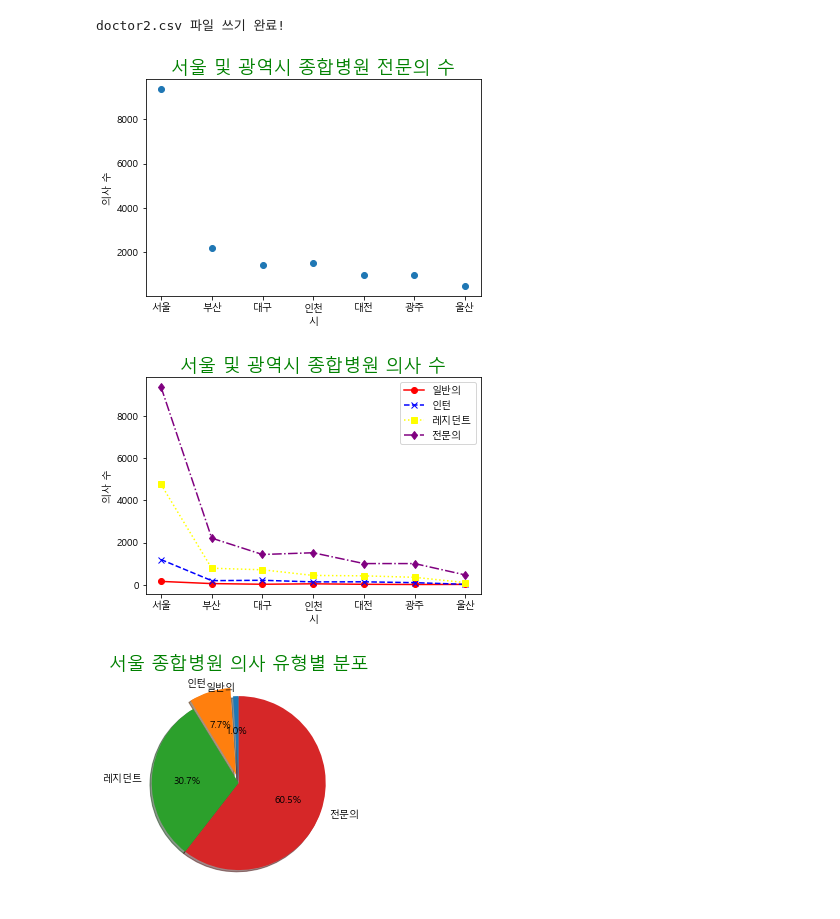
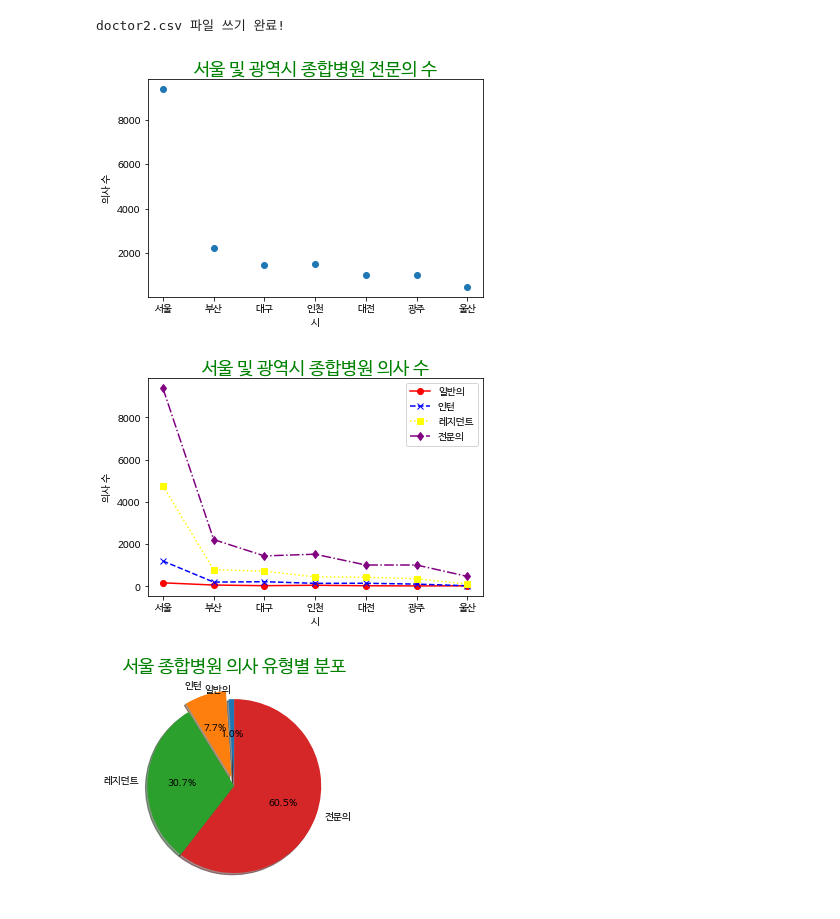
Before and after one commit to sdw1621/python_exercise, a Jupyter notebook: 12장_연습문제2.ipynb, the cells around one changed output. Saved outputs shown, nothing was run; the diff lists cells and outputs as text; code cells hidden in the pictures.

```diff
--- a/12장_연습문제2.ipynb
+++ b/12장_연습문제2.ipynb
@@ -2,0 +37,4 @@
+# %%
+import matplotlib.pyplot as plt
+
+plt.rc('font', family='NanumBarunGothic')
@@ -185,6 +233,10 @@ f.close()
 f2.close()
 # %% [output]
 doctor2.csv 파일 쓰기 완료!
+# %%
+import matplotlib.pyplot as plt
+
+plt.rc('font', family='NanumBarunGothic')
 # %%
 # 연습문제 12-4
 import csv
@@ -203,7 +255,7 @@ for line in lines:
     xdata.append(line[0])
     ydata.append(int(line[4]))
 
-rc('font', family='Malgun Gothic')
+# rc('font', family='Malgun Gothic')
 
 font1 = {'size':18, 'color':'green'}
 
@@ -217,7 +269,11 @@ plt.show()
 
 f.close()
 # %% [output]
-[figure, old version]
+[figure, new version]
+# %%
+import matplotlib.pyplot as plt
+
+plt.rc('font', family='NanumBarunGothic')
 # %%
 # 연습문제 12-5
 import csv
@@ -232,35 +288,35 @@ header = next(lines)
 xdata = []
 ydata1 = []
 ydata2 = []
 ydata3 = []
 ydata4 = []
 
 for line in lines:
     xdata.append(line[0])
     ydata1.append(int(line[1]))
     ydata2.append(int(line[2]))
     ydata3.append(int(line[3]))
     ydata4.append(int(line[4]))
 
-rc('font', family='Malgun Gothic')
+# rc('font', family='Malgun Gothic')
 
 font1 = {'size':18, 'color':'green'}
 
 plt.plot(xdata, ydata1, label='일반의', color='red', linestyle='-', marker='o')
 plt.plot(xdata, ydata2, label='인턴', color='blue', linestyle='--', marker='x')
 plt.plot(xdata, ydata3, label='레지던트', color='yellow', linestyle=':', marker='s')
 plt.plot(xdata, ydata4, label='전문의', color='purple', linestyle='-.', marker='d')
 
 plt.title('서울 및 광역시 종합병원 의사 수', fontdict=font1)
 plt.legend(loc='best')
 plt.xlabel('시')
 plt.ylabel('의사 수')
 
 plt.show()
 
 f.close()
 # %% [output]
-[figure, old version]
+[figure, new version]
 # %%
 # 연습문제 12-6
 import csv
@@ -291,4 +347,4 @@ plt.show()
 
 f.close()
 # %% [output]
-[figure, old version]
+[figure, new version]
```
Also changed, not shown: parts of 7 cells of this notebook.
